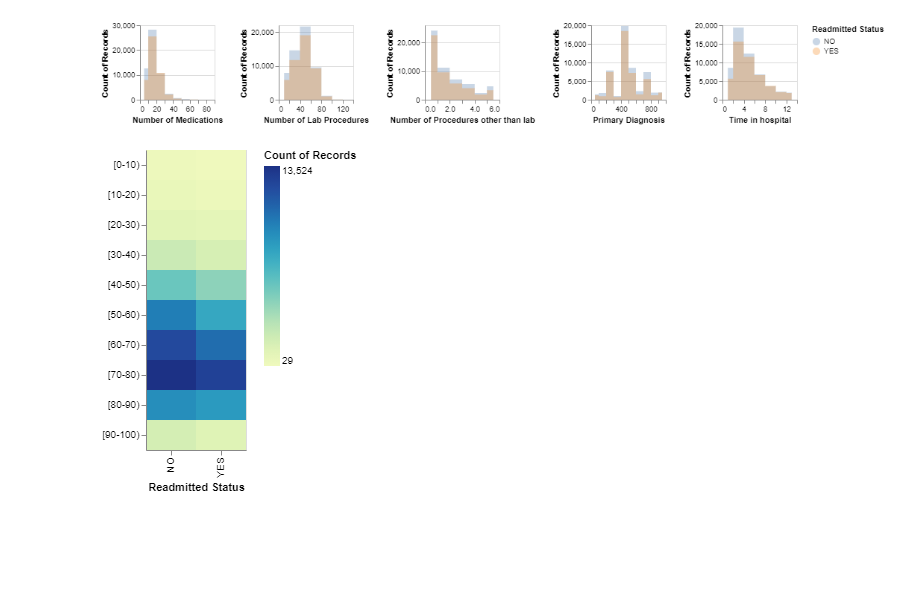
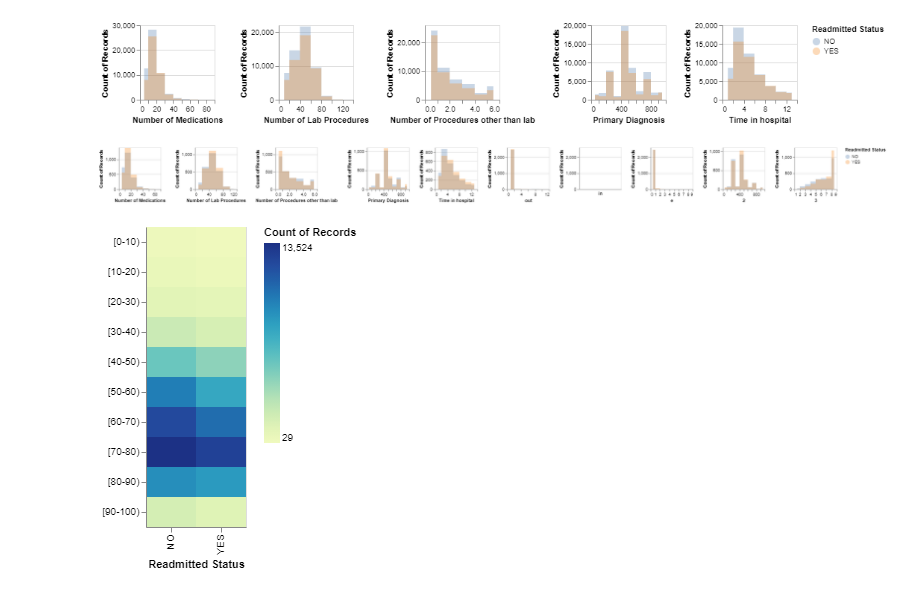
Before and after one commit to sukh2929/group29, a Jupyter notebook: reports/EDA/EDA_initial.ipynb, the cells around one changed output. Cells and saved outputs as stored; diff of their text form; code cells hidden in the pictures; blank space fills up the shorter version.

```diff
--- a/reports/EDA/EDA_initial.ipynb
+++ b/reports/EDA/EDA_initial.ipynb
@@ -173,7 +173,7 @@ num_var_dict = {"num_medications": "Number of Medications",
             "num_lab_procedures": "Number of Lab Procedures",
             "num_procedures": "Number of Procedures other than lab",
             "diag_1" : "Primary Diagnosis",
-            "time_in_hospital" : "Time in hospital"
+            "time_in_hospital" : "Time in hospital",
            }
 
 chart1 = []
@@ -189,6 +189,36 @@ for key, value in num_var_dict.items():
 horizontal = alt.hconcat(*chart1)
 # %% [output]
 [figure]
+# %%
+df = diabetes_csv[:5000]
+# %%
+num_var_dict = {"num_medications": "Number of Medications",
+            "num_lab_procedures": "Number of Lab Procedures",
+            "num_procedures": "Number of Procedures other than lab",
+            "diag_1" : "Primary Diagnosis",
+            "time_in_hospital" : "Time in hospital",
+                "number_outpatient":"out",
+                "numer_inpatient":"in",
+                "number_emergency":"e",
+                "diag_2":"2",
+                "number_diagnoses":"3",
+           }
+
+chart1 = []
+for key, value in num_var_dict.items():
+    chart1.append(alt.Chart(df).mark_area(
+        opacity=0.3,
+        interpolate='step'
+    ).encode(
+        alt.X(key, type = "quantitative", bin=alt.Bin(maxbins=10), title = value),
+        alt.Y('count()', stack=None),
+        alt.Color('readmitted:N', title = "Readmitted Status")
+    ).properties(width = 100, height = 100))
+
+horizontal = alt.hconcat(*chart1)
+horizontal
+# %% [output]
+[figure, added]
 # %%
 age_plot = alt.Chart(diabetes_clean).mark_rect().encode(
         y = alt.Y("age:N", title = None),
```
Also changed, not shown: parts of 1 cell of this notebook.
